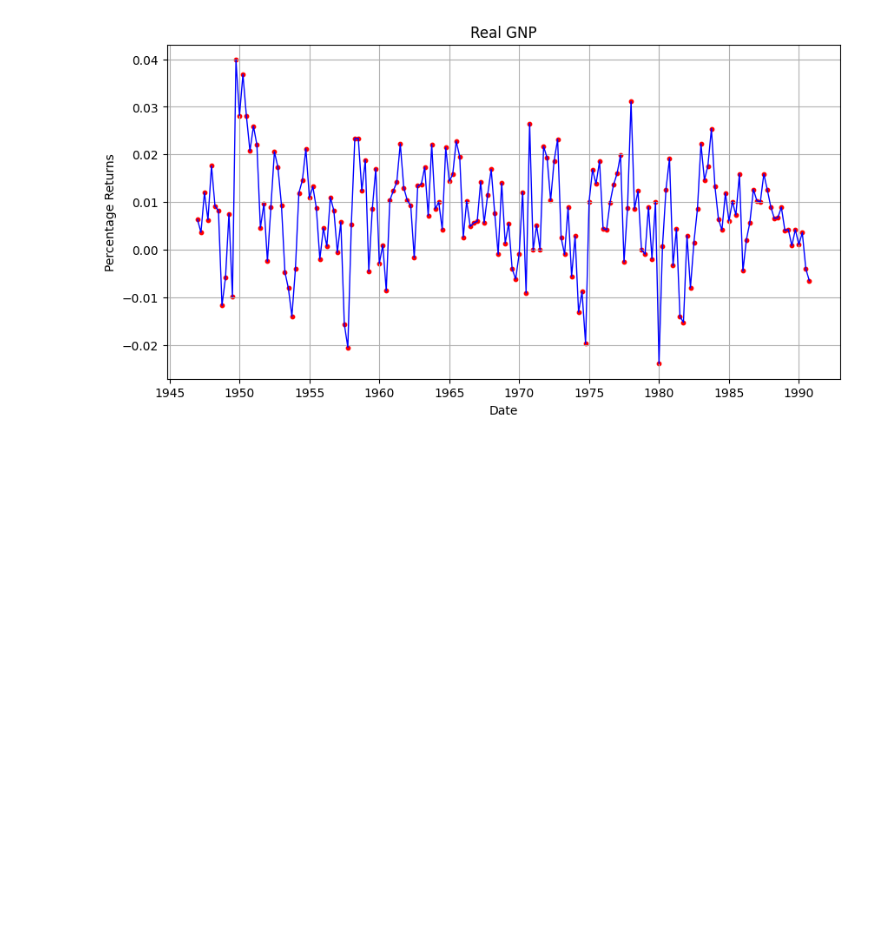
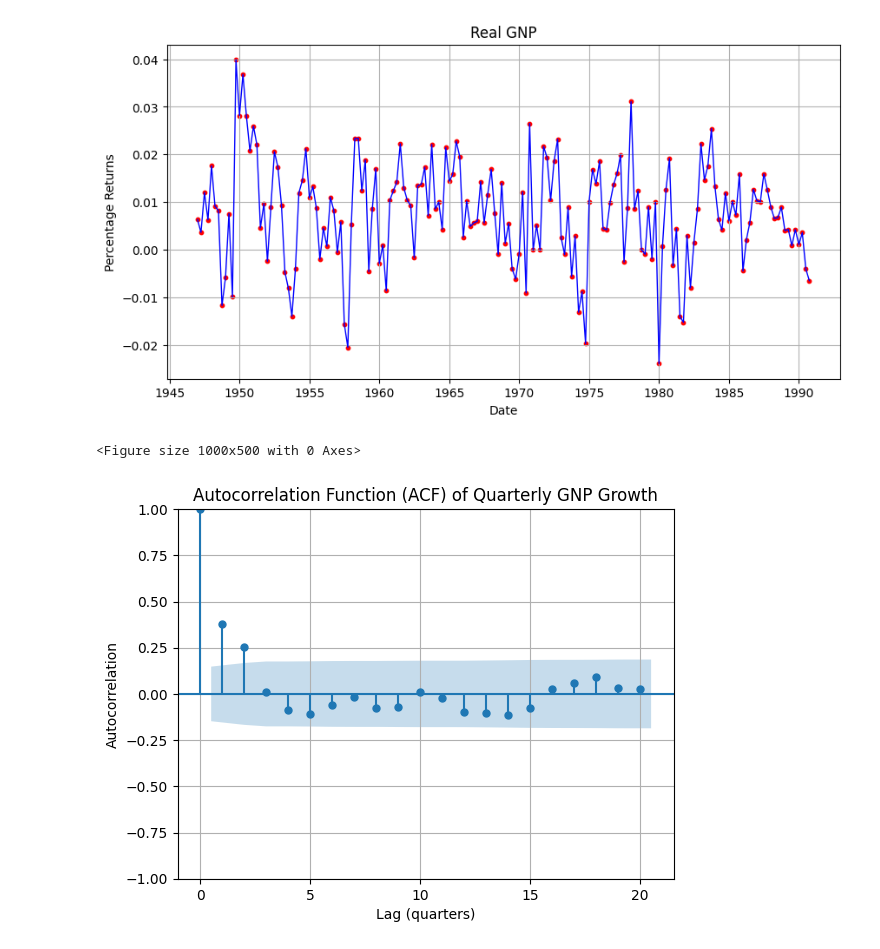
Before and after one commit to gabrieleantonini00/Analysis-of-Financial-Time-Series, a Jupyter notebook: FTS_AR.ipynb, the cells around one changed output. Drawn from its saved outputs; the diff is of its cells as text; code cells hidden in the pictures; blank space fills up the shorter version.

```diff
--- a/FTS_AR.ipynb
+++ b/FTS_AR.ipynb
@@ -43,3 +44,16 @@ plt.grid(True)
 plt.show()
 # %% [output]
 [figure]
+# %%
+
+# Plot ACF for the growth rate series
+plt.figure(figsize=(10,5))
+plot_acf(gnp["GNP"], lags=20)  # you can adjust lags as needed
+plt.title("Autocorrelation Function (ACF) of Quarterly GNP Growth")
+plt.xlabel("Lag (quarters)")
+plt.ylabel("Autocorrelation")
+plt.grid(True)
+plt.show()
+# %% [output]
+<Figure size 1000x500 with 0 Axes>
+[figure, added]
```
Also changed, not shown: parts of 3 cells of this notebook.
